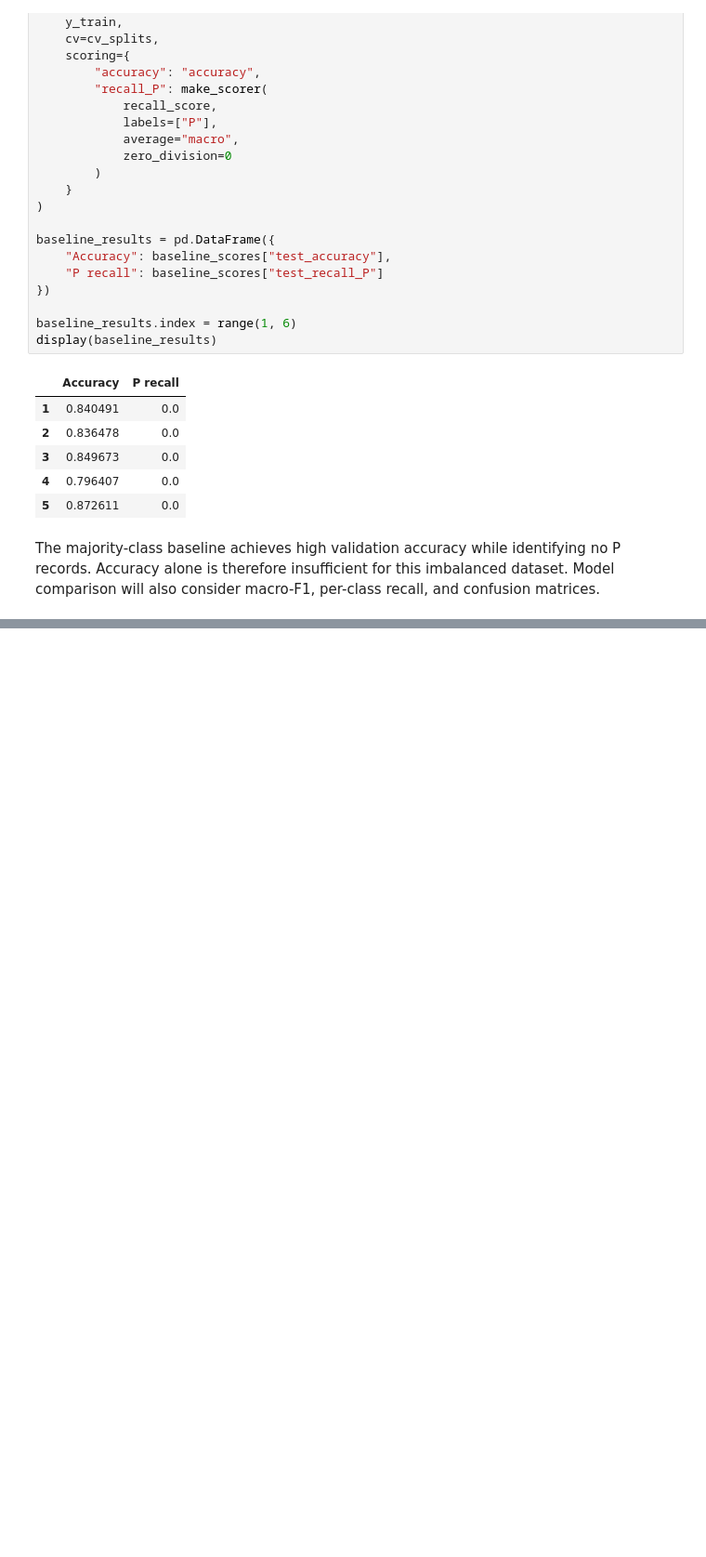
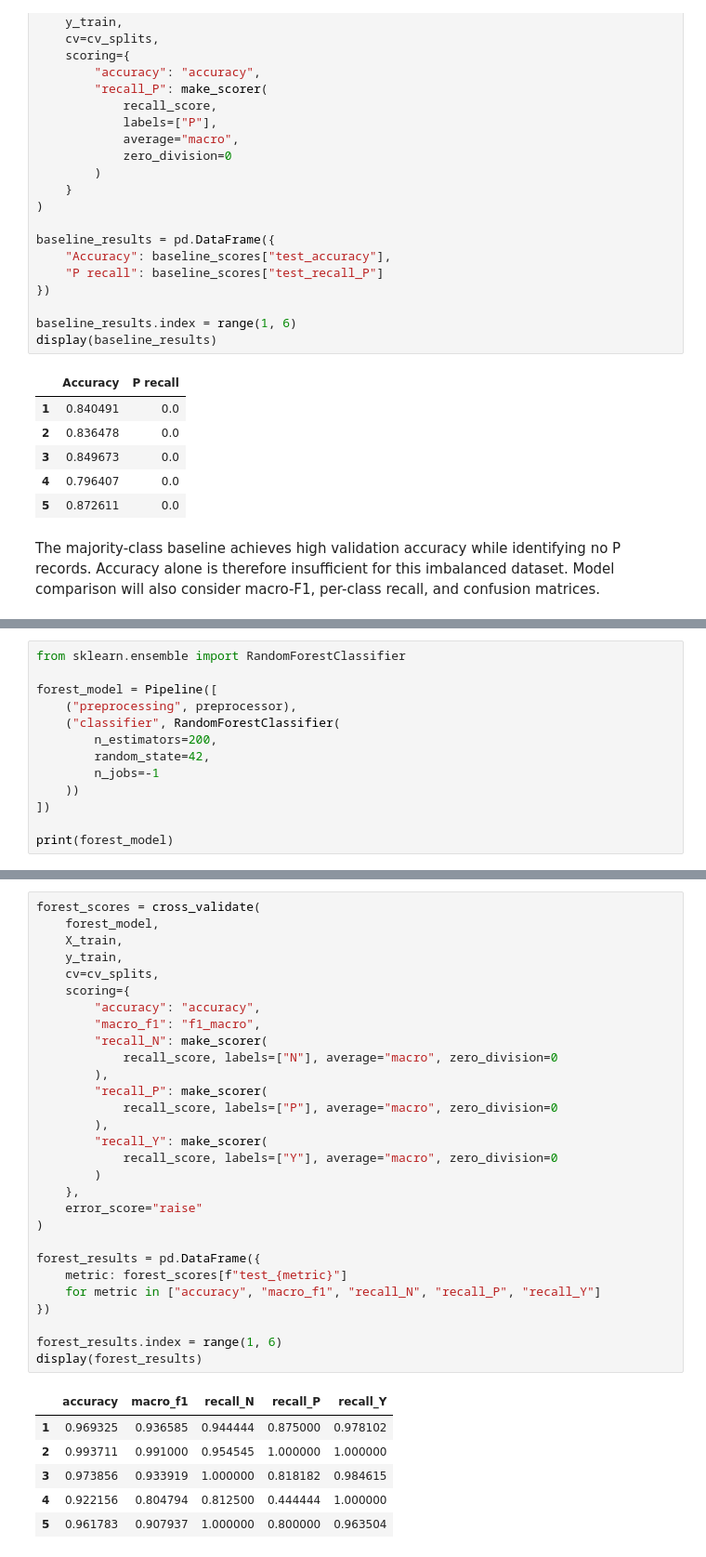
Before and after one commit to nihal8866/diabetes-classification-clustering, a Jupyter notebook: notebooks/01_diabetes_analysis.ipynb, the cells around one changed output, grey strips where cells are left out. Shown at 93% size. Saved outputs shown, nothing was run; the diff lists cells and outputs as text; blank space fills up the shorter version.

```diff
--- a/notebooks/01_diabetes_analysis.ipynb
+++ b/notebooks/01_diabetes_analysis.ipynb
@@ -545,0 +607,13 @@ The majority-class baseline achieves high validation accuracy while identifying
+# %%
+from sklearn.ensemble import RandomForestClassifier
+
+forest_model = Pipeline([
+    ("preprocessing", preprocessor),
+    ("classifier", RandomForestClassifier(
+        n_estimators=200,
+        random_state=42,
+        n_jobs=-1
+    ))
+])
+
+print(forest_model)
@@ -545,0 +633,36 @@ The majority-class baseline achieves high validation accuracy while identifying
+# %%
+forest_scores = cross_validate(
+    forest_model,
+    X_train,
+    y_train,
+    cv=cv_splits,
+    scoring={
+        "accuracy": "accuracy",
+        "macro_f1": "f1_macro",
+        "recall_N": make_scorer(
+            recall_score, labels=["N"], average="macro", zero_division=0
+        ),
+        "recall_P": make_scorer(
+            recall_score, labels=["P"], average="macro", zero_division=0
+        ),
+        "recall_Y": make_scorer(
+            recall_score, labels=["Y"], average="macro", zero_division=0
+        )
+    },
+    error_score="raise"
+)
+
+forest_results = pd.DataFrame({
+    metric: forest_scores[f"test_{metric}"]
+    for metric in ["accuracy", "macro_f1", "recall_N", "recall_P", "recall_Y"]
+})
+
+forest_results.index = range(1, 6)
+display(forest_results)
+# %% [output]
+|  | accuracy | macro_f1 | recall_N | recall_P | recall_Y |
+| 1 | 0.969325 | 0.936585 | 0.944444 | 0.875000 | 0.978102 |
+| 2 | 0.993711 | 0.991000 | 0.954545 | 1.000000 | 1.000000 |
+| 3 | 0.973856 | 0.933919 | 1.000000 | 0.818182 | 0.984615 |
+| 4 | 0.922156 | 0.804794 | 0.812500 | 0.444444 | 1.000000 |
+| 5 | 0.961783 | 0.907937 | 1.000000 | 0.800000 | 0.963504 |
```
Also changed, not shown: parts of 11 cells of this notebook.
